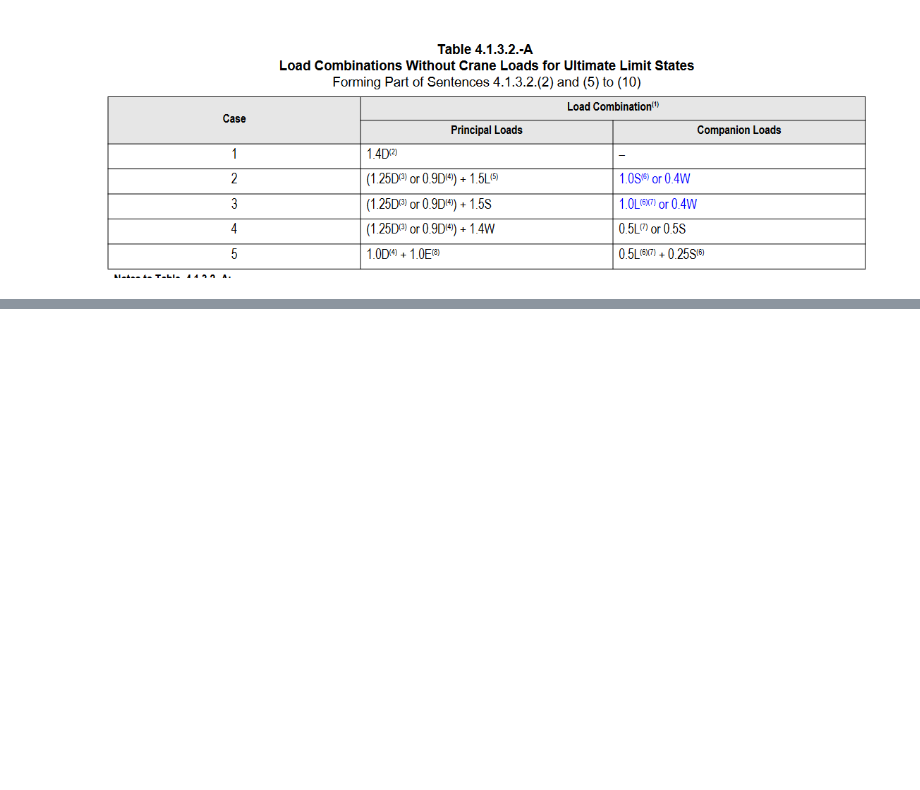
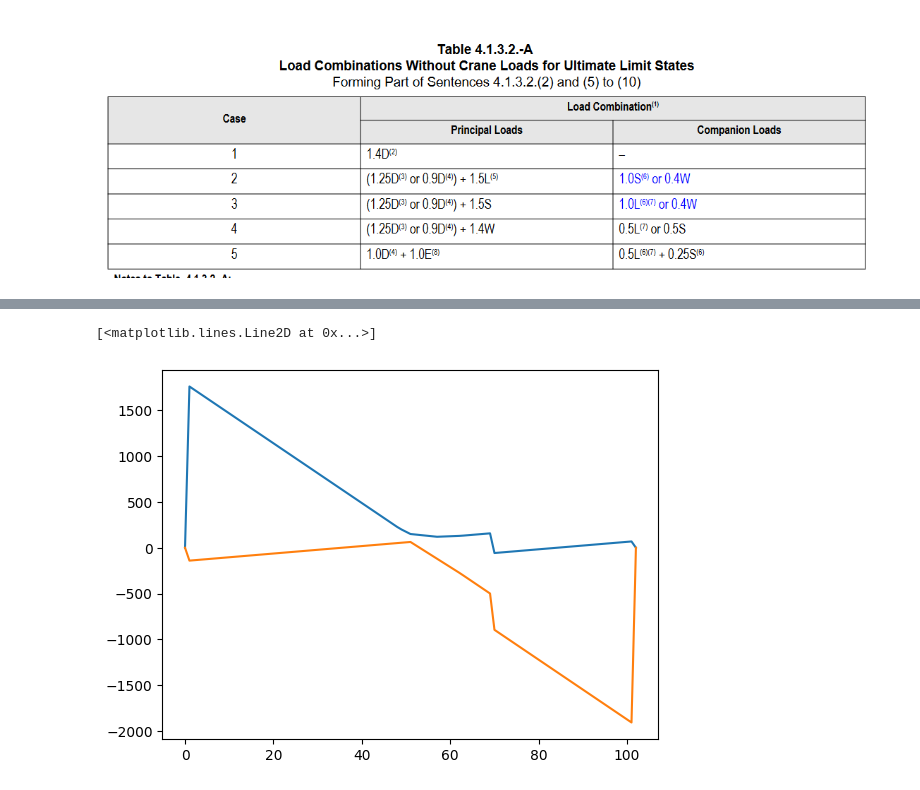
Before and after one commit to StructuralPythonVideos/01_LoadFactors, a Jupyter notebook: loads.ipynb, the cells around one changed output, grey strips where cells are left out. Cells and saved outputs as stored; diff of their text form; code cells hidden in the pictures; blank space fills up the shorter version.

```diff
--- a/loads.ipynb
+++ b/loads.ipynb
@@ -603,0 +659,8 @@ max_fl=10.45, governing=1
+# %%
+shear_results = Load(*[
+    [beam_results["D"].results.V],
+    [beam_results['L'].results.V],
+    [beam_results['S'].results.V],
+    [beam_results['W'].results.V],
+    [beam_results['E'].results.V],
+])
@@ -603,0 +691,8 @@ max_fl=10.45, governing=1
+# %%
+import matplotlib.pyplot as plt
+fig, ax = plt.subplots()
+ax.plot(v_max)
+ax.plot(v_min)
+# %% [output]
+[<matplotlib.lines.Line2D at 0x...>]
+[figure, added]
```
Also changed, not shown: parts of 14 cells of this notebook, 1 other file.
